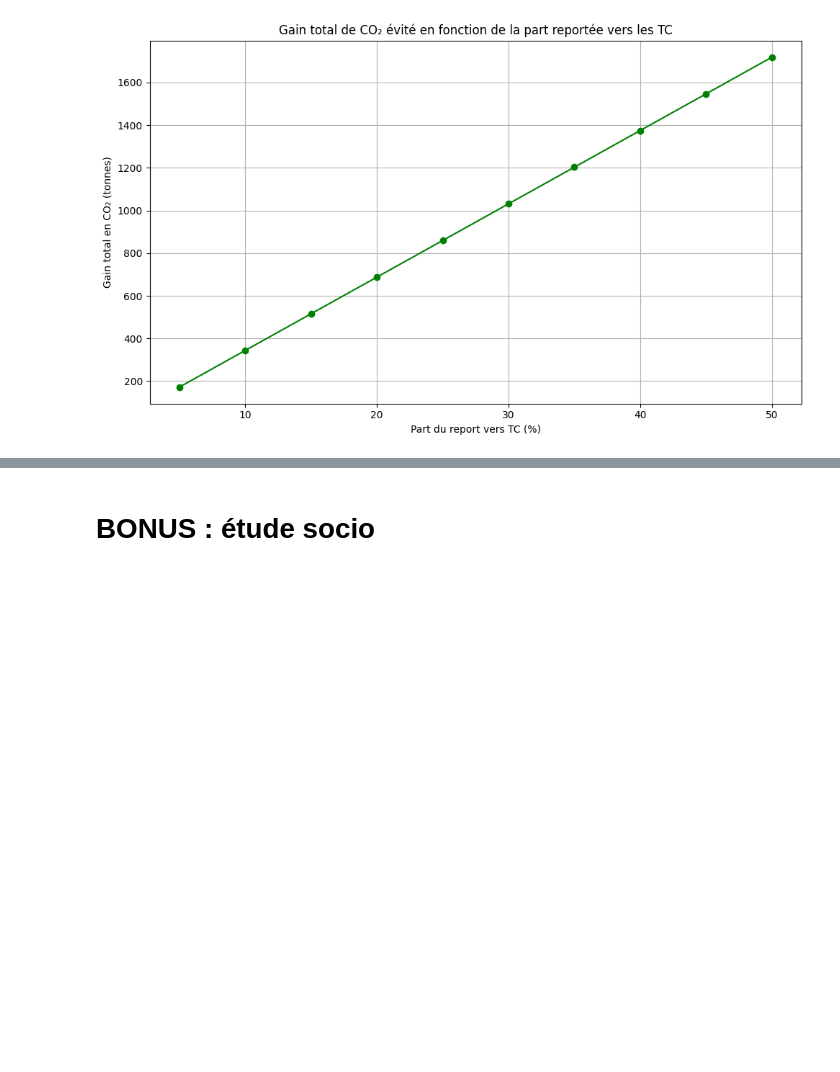
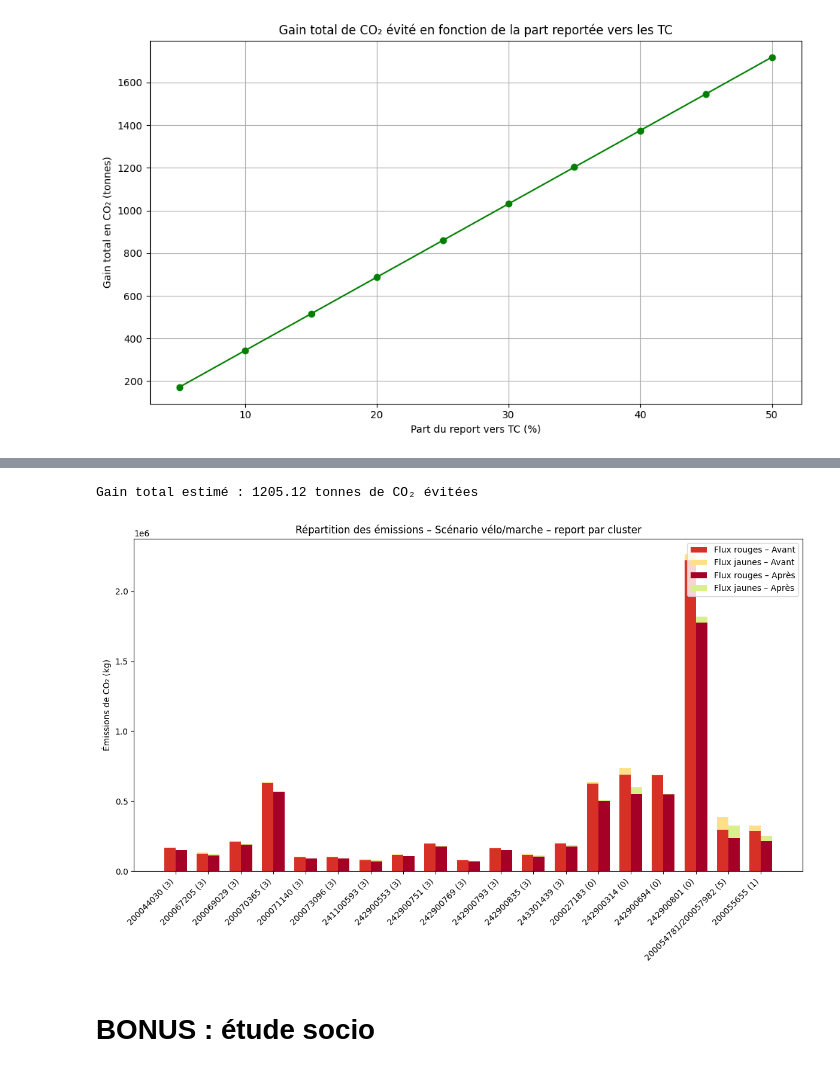
Before and after one commit to Qntouille/statapp, a Jupyter notebook: emission politiques.ipynb, the cells around one changed output, grey strips where cells are left out. Cells and saved outputs as stored; diff of their text form; code cells hidden in the pictures; blank space fills up the shorter version.

Commit message:
ajout simulation plus de marche à pieds et de vélos

```diff
--- a/emission politiques.ipynb
+++ b/emission politiques.ipynb
@@ -388,3 +390,46 @@ Gain total estimé : 687.58 tonnes de CO₂ évitées
+# %%
+part_reportee_dict = {
+    0: 0.20,  # Villes moyennes
+    1: 0.25,  # Banlieue Paris
+    2: 0.20,  # Paris
+    3: 0.10,  # Autres / ruraux
+    4: 0.15,  # Grandes villes
+    5: 0.20   # Banlieue proche Paris
+}
+
+def scenario_report_velo_marche_par_cluster(df, part_reportee_dict):
+    """
+    Simule un scénario où une part des trajets en voiture est remplacée par la marche ou le vélo (pollution = 0),
+    avec un taux de report variable selon le cluster.
+    """
+    df = df.copy()
+
+    # Appliquer le taux de report selon le cluster
+    df['part_reportee'] = df['cluster'].map(part_reportee_dict).fillna(0)
+
+    # Mise à jour des flux rouges
+    df['moyenne_flux_rouges_simu'] = df['moyenne_flux_rouges'] * (1 - df['part_reportee'])
+    df['pollution_flux_rouges_simu'] = df['moyenne_flux_rouges_simu'] * pollution_au_km_flux_rouges
+
+    # Flux jaunes ne changent pas
+    df['pollution_flux_jaunes_simu'] = df['pollution_flux_jaunes']
+
+    # Pollution totale simulée
+    df['pollution_totale_simu'] = df['pollution_flux_rouges_simu'] + df['pollution_flux_jaunes_simu']
+    df['gain_kg_CO2'] = df['pollution_totale'] - df['pollution_totale_simu']
+
+    return df
+
+df_simu_velo_marche_clusters = scenario_report_velo_marche_par_cluster(mauvais_eleves_par_cluster, part_reportee_dict)
+
+plot_repartition_flux_avant_apres(
+    df_simu_velo_marche_clusters,
+    label_col='SIREN_EPCI',
+    titre_scenario="Scénario vélo/marche – report par cluster"
+)
+# %% [output]
+Gain total estimé : 1205.12 tonnes de CO₂ évitées
+[figure, added]
 # %% [markdown]
 # BONUS : étude socio
 # %%
```
Also changed, not shown: parts of 3 cells of this notebook.
